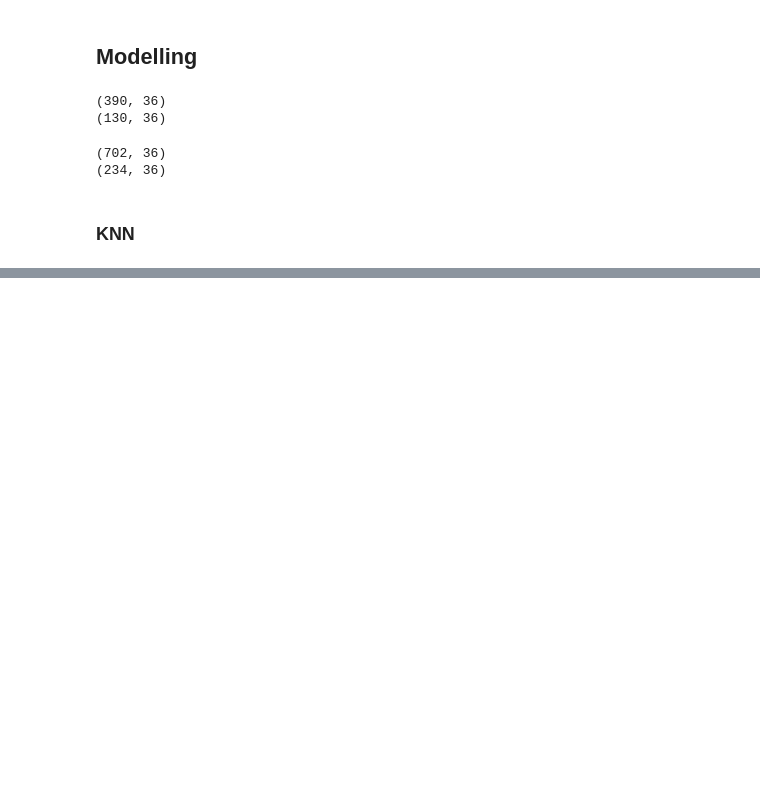
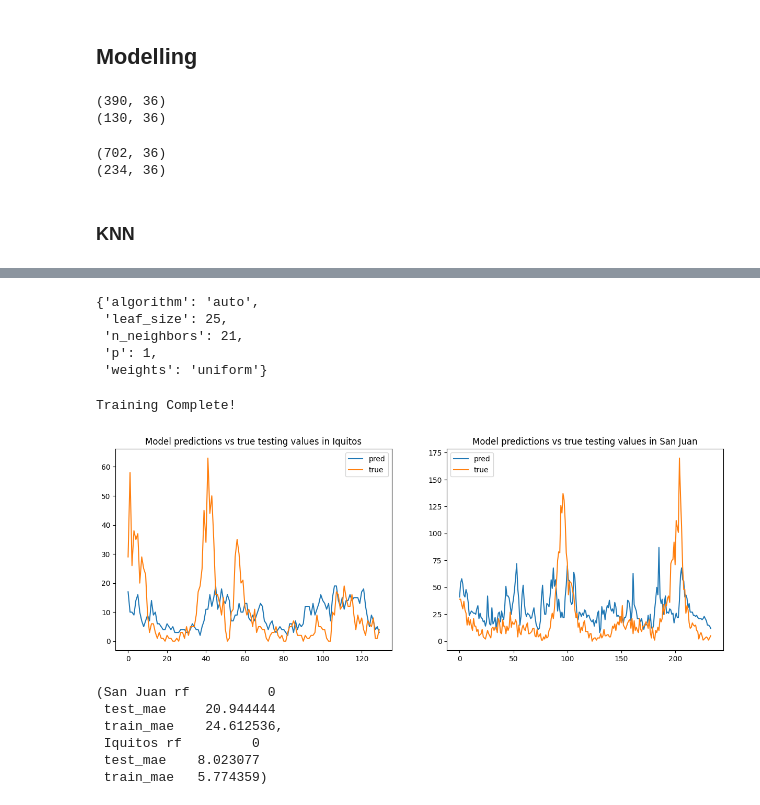
Before and after one commit to oscarschraenkler/DengAI, a Jupyter notebook: notebooks/KNN model.ipynb, the cells around one changed output, grey strips where cells are left out. Drawn from its saved outputs; the diff is of its cells as text; code cells hidden in the pictures; blank space fills up the shorter version.

Commit message:
model updates

```diff
--- a/notebooks/KNN model.ipynb
+++ b/notebooks/KNN model.ipynb
@@ -153,0 +235,63 @@ print(sj_X_test.shape)
+# %%
+iq_knn_params
+# %% [output]
+{'algorithm': 'auto',
+ 'leaf_size': 25,
+ 'n_neighbors': 21,
+ 'p': 1,
+ 'weights': 'uniform'}
+# %%
+#Initialize models
+sj_knn_model = KNeighborsRegressor(**sj_knn_params)
+iq_knn_model = KNeighborsRegressor(**iq_knn_params)
+# %%
+#Fitting models on training data
+
+sj_knn_model.fit(sj_X_train, sj_y_train)
+
+iq_knn_model.fit(iq_X_train, iq_y_train)
+
+print('Training Complete!')
+# %% [output]
+Training Complete!
+# %%
+#Making predictions on training and testing data for San Juan
+
+sj_train_pred = sj_knn_model.predict(sj_X_train).astype(int)
+sj_test_pred = sj_knn_model.predict(sj_X_test).astype(int)
+# %%
+#Making predictions on training and testing data for Iquitos
+
+iq_test_pred = iq_knn_model.predict(iq_X_test).astype(int)
+iq_train_pred = iq_knn_model.predict(iq_X_train).astype(int)
+# %%
+plt.figure(figsize=[15,5])
+plt.subplot(121)
+# plotting predictions vs testing values for Iquitos
+plt.plot(iq_test_pred, label='pred')
+plt.plot(iq_y_test.values, label='true')
+plt.legend()
+plt.title('Model predictions vs true testing values in Iquitos')
+plt.show;
+plt.subplot(122)
+# plotting predictions vs testing values for San Juan
+plt.plot(sj_test_pred, label='pred')
+plt.plot(sj_y_test.values, label='true')
+plt.legend()
+plt.title('Model predictions vs true testing values in San Juan')
+plt.show;
+# %% [output]
+[figure, added]
+# %%
+# Get training and testing metrics to check for overfitting
+sj_rf_metrics = reg_metrics(sj_y_train, sj_train_pred, sj_y_test, sj_test_pred,'San Juan rf')
+iq_rf_metrics = reg_metrics(iq_y_train, iq_train_pred, iq_y_test, iq_test_pred,'Iquitos rf')
+
+sj_rf_metrics.T, iq_rf_metrics.T
+# %% [output]
+(San Juan rf          0
+ test_mae     20.944444
+ train_mae    24.612536,
+ Iquitos rf         0
+ test_mae    8.023077
+ train_mae   5.774359)
```
Also changed, not shown: parts of 23 cells of this notebook, 1 other file.
